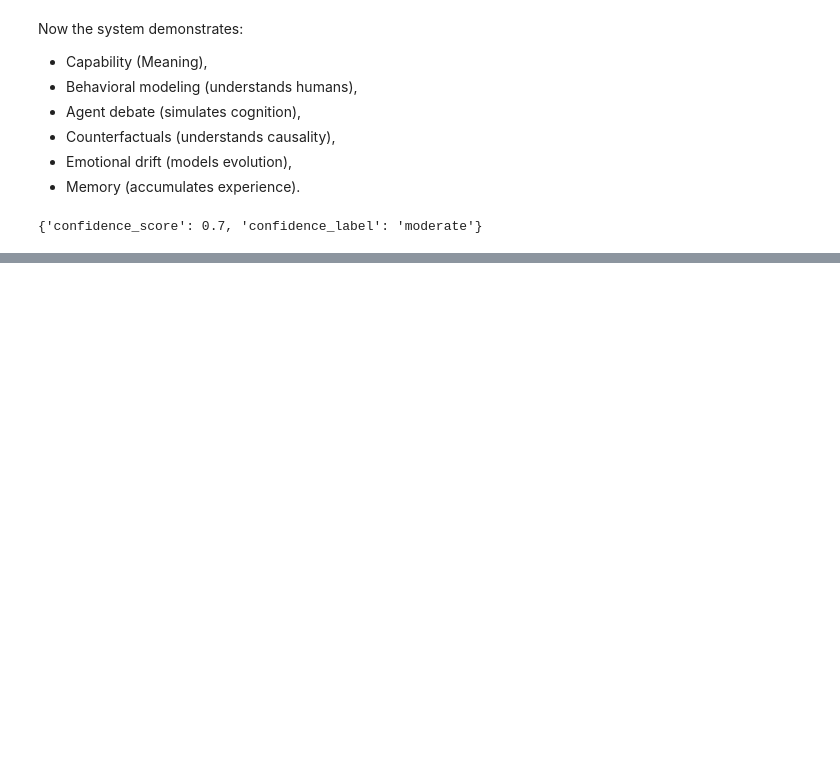
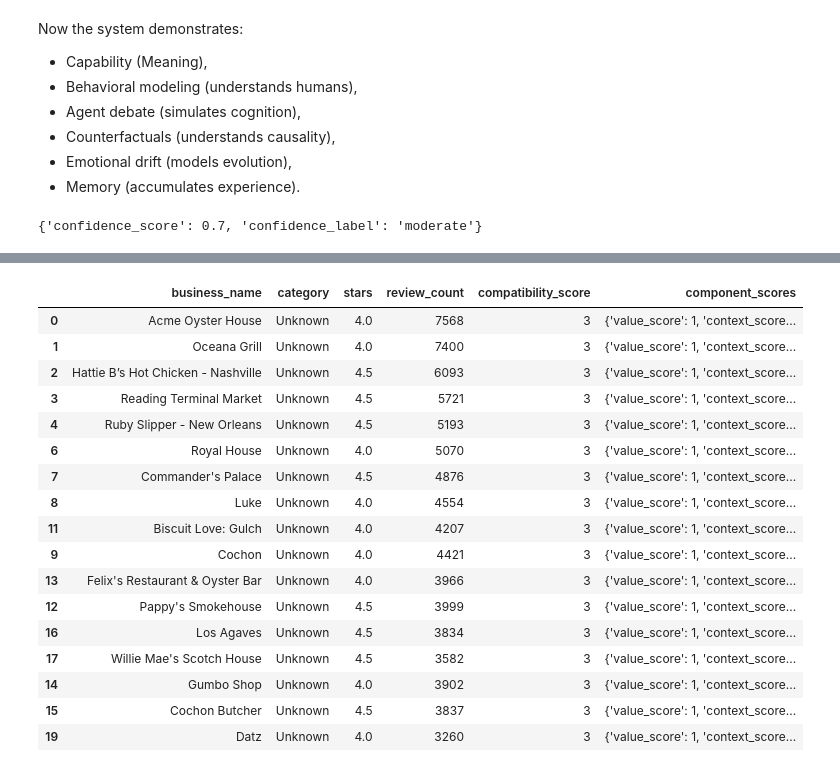
Before and after one commit to entia-lighthaus/project-agent, a Jupyter notebook: notebooks/03_reasoning_engine.ipynb, the cells around one changed output, grey strips where cells are left out. Cells and saved outputs as stored; diff of their text form; code cells hidden in the pictures; blank space fills up the shorter version.

Commit message:
Updated Task B workflows to handle : Reason-before-recommending, Multi-turn recommendation, Cold-start handling, Dynamic Reasoning-Aware Explainability. Modified file structure to become modularized

```diff
--- a/notebooks/03_reasoning_engine.ipynb
+++ b/notebooks/03_reasoning_engine.ipynb
@@ -2104,9 +2091,9 @@ conversational continuity,
 # %%
 # Testing Multi Agent Debate
 
-persona = persona_df.sample(90).iloc[0]
+persona = persona_df.sample(9).iloc[0]
 
-business = business_profiles.sample(95).iloc[0]
+business = business_profiles.sample(5).iloc[0]
 # %%
 debate = run_multi_agent_debate(
     persona,
@@ -2179,0 +2194,13 @@ tradeoffs
+# %%
+# Retrieval Testing
+# This tests the retrieval of candidate businesses based on the user's persona and the current context, which is a crucial step in the recommendation process before generating reviews.
+from src.recommender.retrieval import (
+    retrieve_candidates
+)
+
+candidates = retrieve_candidates(
+    persona,
+    business_profiles
+)
+
+candidates.head()
@@ -2179,0 +2214,40 @@ tradeoffs
+# %%
+# Ranking Testing
+# This tests the ranking of the retrieved candidate businesses based on their compatibility scores with the user's persona and the current context, which helps to identify the most relevant businesses for the user to review or visit
+# This step is crucial for ensuring that the generated reviews are based on businesses that are actually relevant to the user's profile and situation, which enhances the realism and behavioral fidelity of the simulated reviews.
+
+from src.recommender.ranking import (
+    rank_recommendations
+)
+
+ranked_results = rank_recommendations(
+
+    persona_row=persona,
+
+    candidates_df=candidates,
+
+    memory=memory,
+
+    context_name="celebration"
+)
+
+ranked_results.head(17)
+# %% [output]
+|  | business_name | category | stars | review_count | compatibility_score | component_scores |
+| 0 | Acme Oyster House | Unknown | 4.0 | 7568 | 3 | {'value_score': 1, 'context_score... |
+| 1 | Oceana Grill | Unknown | 4.0 | 7400 | 3 | {'value_score': 1, 'context_score... |
+| 2 | Hattie B’s Hot Chicken - Nashville | Unknown | 4.5 | 6093 | 3 | {'value_score': 1, 'context_score... |
+| 3 | Reading Terminal Market | Unknown | 4.5 | 5721 | 3 | {'value_score': 1, 'context_score... |
+| 4 | Ruby Slipper - New Orleans | Unknown | 4.5 | 5193 | 3 | {'value_score': 1, 'context_score... |
+| 6 | Royal House | Unknown | 4.0 | 5070 | 3 | {'value_score': 1, 'context_score... |
+| 7 | Commander's Palace | Unknown | 4.5 | 4876 | 3 | {'value_score': 1, 'context_score... |
+| 8 | Luke | Unknown | 4.0 | 4554 | 3 | {'value_score': 1, 'context_score... |
+| 11 | Biscuit Love: Gulch | Unknown | 4.0 | 4207 | 3 | {'value_score': 1, 'context_score... |
+| 9 | Cochon | Unknown | 4.0 | 4421 | 3 | {'value_score': 1, 'context_score... |
+| 13 | Felix's Restaurant & Oyster Bar | Unknown | 4.0 | 3966 | 3 | {'value_score': 1, 'context_score... |
+| 12 | Pappy's Smokehouse | Unknown | 4.5 | 3999 | 3 | {'value_score': 1, 'context_score... |
+| 16 | Los Agaves | Unknown | 4.5 | 3834 | 3 | {'value_score': 1, 'context_score... |
+| 17 | Willie Mae's Scotch House | Unknown | 4.5 | 3582 | 3 | {'value_score': 1, 'context_score... |
+| 14 | Gumbo Shop | Unknown | 4.0 | 3902 | 3 | {'value_score': 1, 'context_score... |
+| 15 | Cochon Butcher | Unknown | 4.5 | 3837 | 3 | {'value_score': 1, 'context_score... |
+| 19 | Datz | Unknown | 4.0 | 3260 | 3 | {'value_score': 1, 'context_score... |
```
Also changed, not shown: parts of 8 cells of this notebook, 7 other files.
